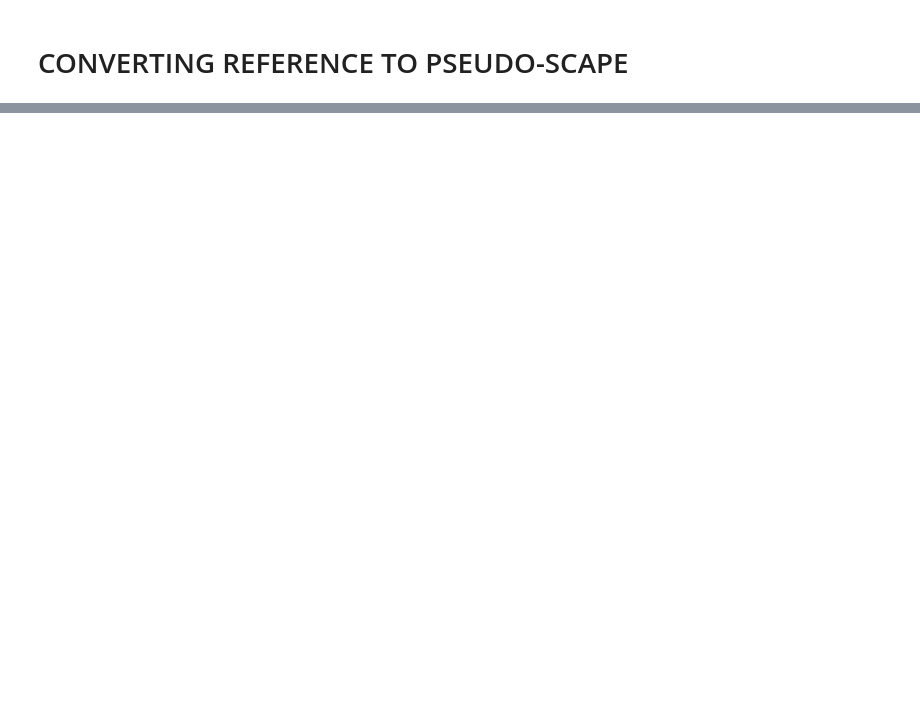
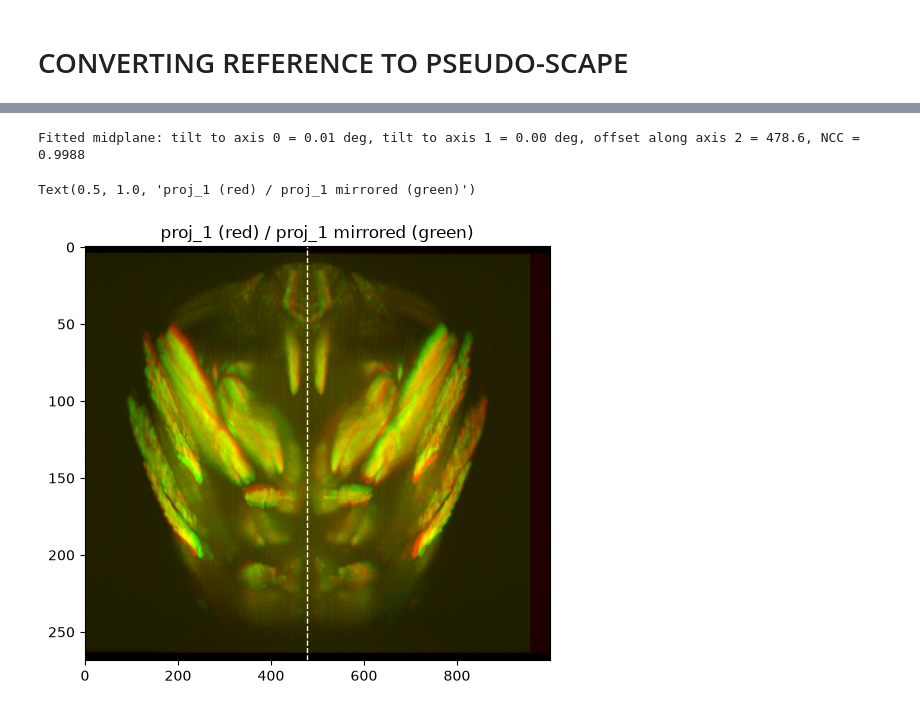
Before and after one commit to azmaite/Devel, a Jupyter notebook: Pupa_muscle_imaging/scape/MANUAL/align_acc_heart.ipynb, the cells around one changed output, grey strips where cells are left out. Cells and saved outputs as stored; diff of their text form; code cells hidden in the pictures; blank space fills up the shorter version.

```diff
--- a/Pupa_muscle_imaging/scape/MANUAL/align_acc_heart.ipynb
+++ b/Pupa_muscle_imaging/scape/MANUAL/align_acc_heart.ipynb
@@ -516,0 +782,28 @@ Text(0.5, 1.0, 'Pseudo-SCAPE (30, 5, 100.0)')
+# %%
+# proj_1/proj_2's array axes are (z, x, y) (see axes_order above);
+# SimpleITK expects size/spacing in the reverse order
+spacing_1 = tuple(voxel_sizes_1[ax] for ax in axes_order)[::-1]
+spacing_2 = tuple(voxel_sizes_2[ax] for ax in axes_order)[::-1]
+
+fixed_image = sitk.GetImageFromArray(proj_1_pad.astype(np.float32))
+fixed_image.SetSpacing(spacing_1)
+moving_image = sitk.GetImageFromArray(proj_2_prealigned.astype(np.float32))
+moving_image.SetSpacing(spacing_2)
+
+demons_filter = sitk.DemonsRegistrationFilter()
+demons_filter.SetNumberOfIterations(50)
+demons_filter.SetStandardDeviations(1.0)  # regularizes (smooths) the displacement field
+
+# coarser levels only: fixed_image/moving_image themselves already serve
+# as the finest (full-resolution) pyramid level inside multiscale_demons
+displacement_field = multiscale_demons(
+    demons_filter, fixed_image, moving_image,
+    shrink_factors=[4, 2], smoothing_sigmas=[4, 2],
+)
+
+transform = sitk.DisplacementFieldTransform(displacement_field)
+resampler = sitk.ResampleImageFilter()
+resampler.SetReferenceImage(fixed_image)
+resampler.SetInterpolator(sitk.sitkLinear)
+resampler.SetTransform(transform)
+proj_2_registered = sitk.GetArrayFromImage(resampler.Execute(moving_image))
@@ -516,0 +1058,18 @@ Text(0.5, 1.0, 'Pseudo-SCAPE (30, 5, 100.0)')
+# %%
+theta_1, theta_2, offset_axis2 = fit_symmetry_plane(proj_1_pad)
+
+proj_1_mirrored = mirror_volume(proj_1_pad, theta_1, theta_2, offset_axis2)
+
+# QC: red = proj_1, green = proj_1 reflected across the fitted plane;
+# well-aligned (yellow) structures confirm the plane is correct
+ax_proj = 0  # project along z, consistent with the rest of this notebook
+overlay = red_green_overlay(np.max(proj_1_pad, axis=ax_proj), np.max(proj_1_mirrored, axis=ax_proj), vmin=4.5)
+
+plt.figure(figsize=[6, 6])
+plt.imshow(overlay, aspect=aspect_ratio[ax_proj])
+plt.axvline(offset_axis2, color='w', ls='--', lw=1)  # axis 2 maps to the image's x-axis here
+plt.title('proj_1 (red) / proj_1 mirrored (green)')
+# %% [output]
+Fitted midplane: tilt to axis 0 = 0.01 deg, tilt to axis 1 = 0.00 deg, offset along axis 2 = 478.6, NCC = 0.9988
+Text(0.5, 1.0, 'proj_1 (red) / proj_1 mirrored (green)')
+[figure, added]
```
Also changed, not shown: parts of 20 cells of this notebook, 1 other file.
